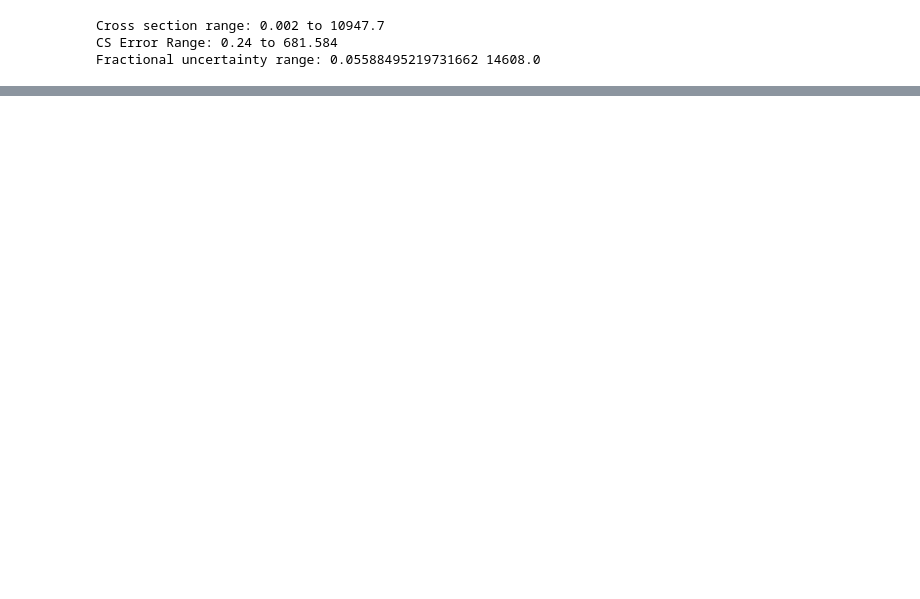
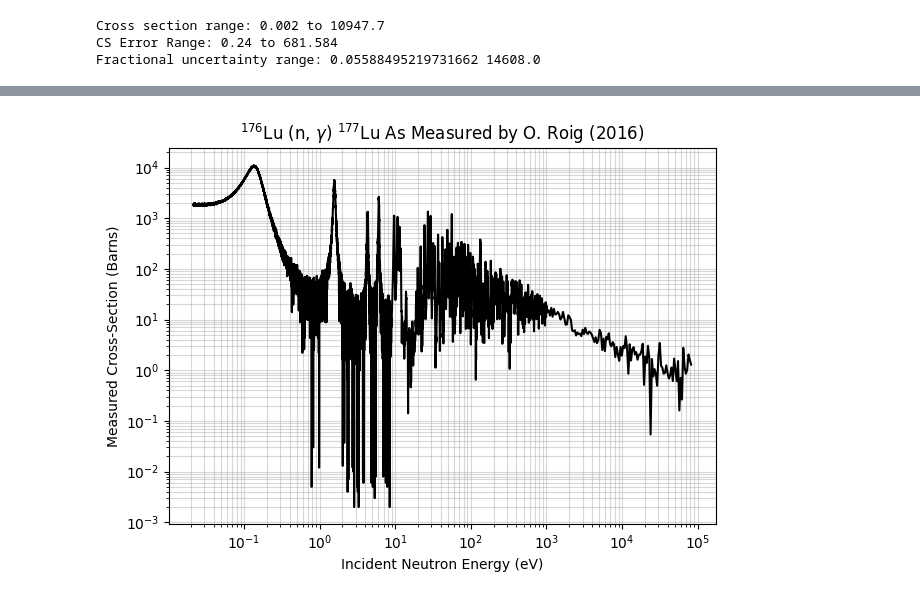
Before and after one commit to keenanbishop135/MSci-Project, a Jupyter notebook: datatest2.ipynb, the cells around one changed output, grey strips where cells are left out. Saved outputs shown, nothing was run; the diff lists cells and outputs as text; code cells hidden in the pictures; blank space fills up the shorter version.

```diff
--- a/datatest2.ipynb
+++ b/datatest2.ipynb
@@ -57,0 +74,24 @@ Fractional uncertainty range: 0.05588495219731662 14608.0
+# %%
+plt.figure()
+plt.loglog(n_energy, cross_sections, markersize=2, color='black')
+
+plt.xlabel('Incident Neutron Energy (eV)')
+plt.ylabel('Measured Cross-Section (Barns)')
+plt.grid(True, which='both', alpha=0.5)
+plt.title(r'$^{176}$Lu (n, $\gamma$) $^{177}$Lu As Measured by O. Roig (2016)')
+
+# plt.errorbar(
+#     n_energy,
+#     cross_sections,
+#     yerr= cs_sigma,
+#     color='gray',
+#     capsize = 2,
+#     markersize=2,
+#     fmt='none'
+# )
+
+
+plt.tight_layout()
+plt.show()
+# %% [output]
+[figure, added]
```
Also changed, not shown: parts of 2 cells of this notebook, 22 other files.
